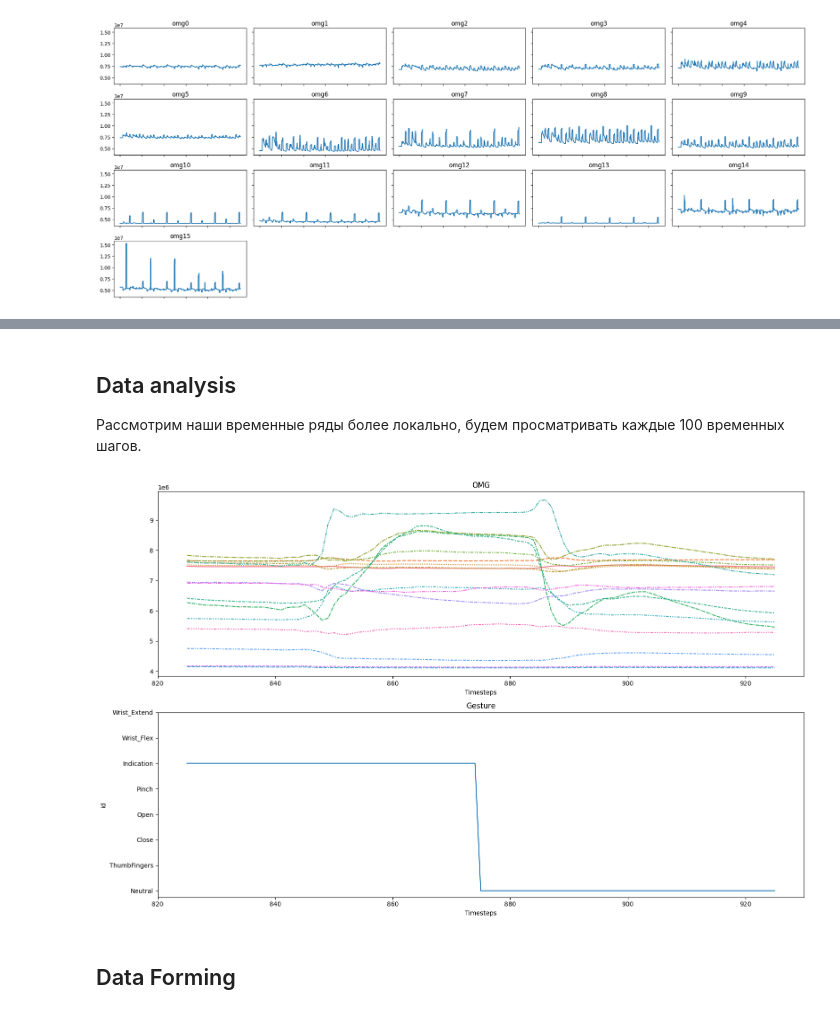
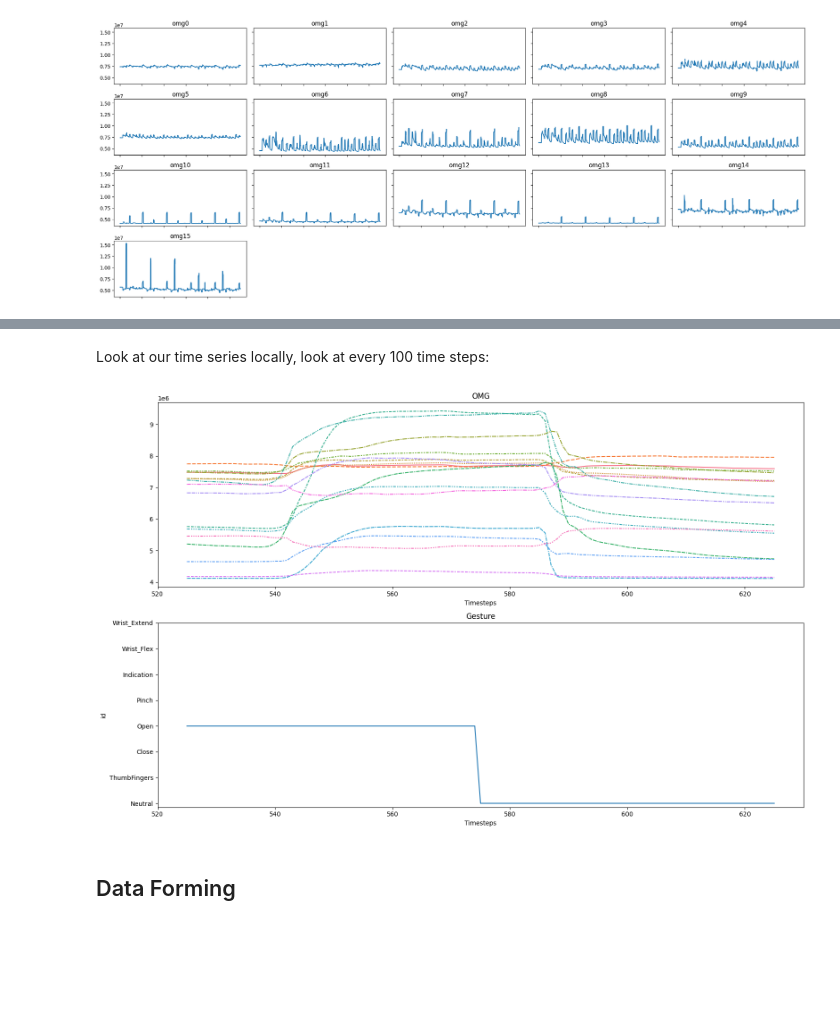
Before and after one commit to AnaSemina/Public-Rep, a Jupyter notebook: Motorica internship/solution_on_a_new_data.ipynb, the cells around one changed output, grey strips where cells are left out. Drawn from its saved outputs; the diff is of its cells as text; code cells hidden in the pictures; blank space fills up the shorter version.

```diff
--- a/Motorica internship/solution_on_a_new_data.ipynb
+++ b/Motorica internship/solution_on_a_new_data.ipynb
@@ -69,8 +72,3 @@ Index(['ts', 'td', 'omg0', 'omg1', 'omg2', 'omg3', 'omg4', 'omg5', 'omg6',
        'bno0', 'bno1', 'bno2', 'prb0', 'prb1', 'prb2', 'prb3', 'prb4', 'prb5',
        'prb6', 'prb7', 'argmax', 'denoize', 'prot', 'state', 'id', 'now'],
       dtype='object')
-# %%
-drop_features = ['ts','td','emg0', 'emg1', 'emg2', 'emg3', 'emg4', 'emg5', 'emg6', 'emg7',
-       'bno0', 'bno1', 'bno2', 'prb0', 'prb1', 'prb2', 'prb3', 'prb4', 'prb5',
-       'prb6', 'prb7', 'argmax', 'denoize', 'now','prot','state']
-gestures = gestures.drop(drop_features, axis=1)
@@ -77,3 +86,6 @@ gestures = gestures.drop(drop_features, axis=1)
+# %%
+#Getting rid of non-informative features according to the base-line:
+gestures = gestures[list(OMG_CH) +['id']]
 # %%
 gestures.info()
 # %% [output]
@@ -234,25 +156,24 @@ gestures.head()
-# %% [markdown]
-## Data analysis
-
-Рассмотрим наши временные ряды более локально, будем просматривать каждые 100 временных шагов.
+# %% [markdown]
+
+Look at our time series locally, look at every 100 time steps:
 # %%
-sample_number = 7
+sample_number = 4
 
-#Имена жестов
+#Gesture names
 GESTURES
 
 fig, axes = plt.subplots(2, 1, figsize=(16, 10))
-#Графики датчиков
+#Sensors graphs
 sns.lineplot(gestures.drop('id', axis=1).iloc[100 * sample_number: 100 * (sample_number + 1) + 1], ax=axes[0], legend=False)
 axes[0].set_title('OMG')
 axes[0].set_xlabel('Timesteps')
-#График таргета
+#Target graph
 sns.lineplot(gestures['id'].iloc[100 * sample_number:100 * (sample_number + 1) + 1], ax=axes[1], legend=False)
 axes[1].set_title('Gesture')
 axes[1].set_yticks(np.arange(len(GESTURES)), GESTURES)
 axes[1].set_xlabel('Timesteps')
 plt.tight_layout()
 # %% [output]
-[figure, old version]
+[figure, new version]
 # %% [markdown]
 ## Data Forming
```
Also changed, not shown: parts of 91 cells of this notebook.
